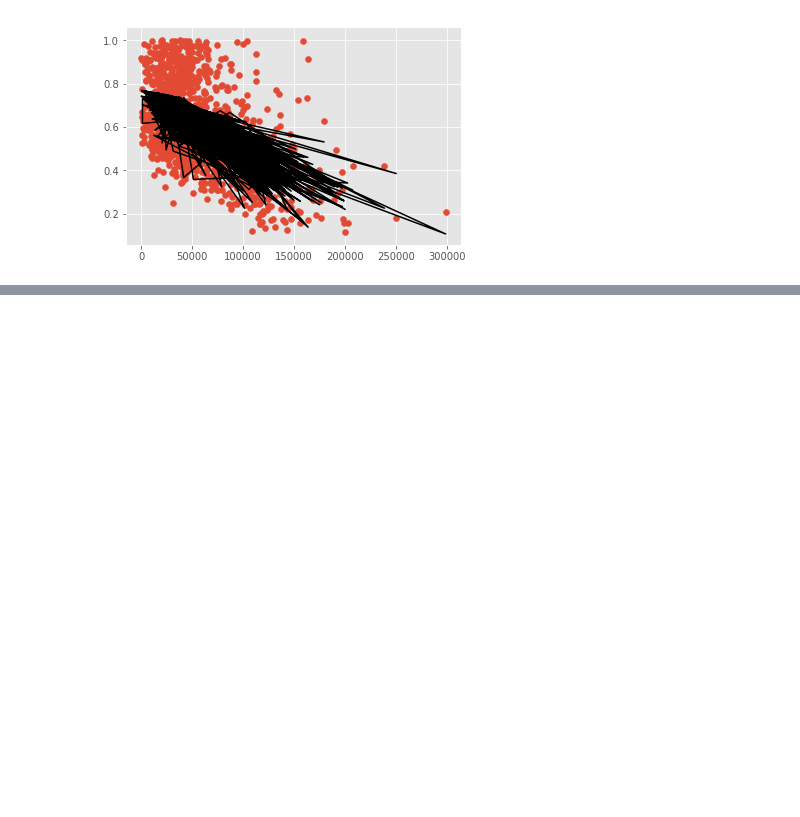
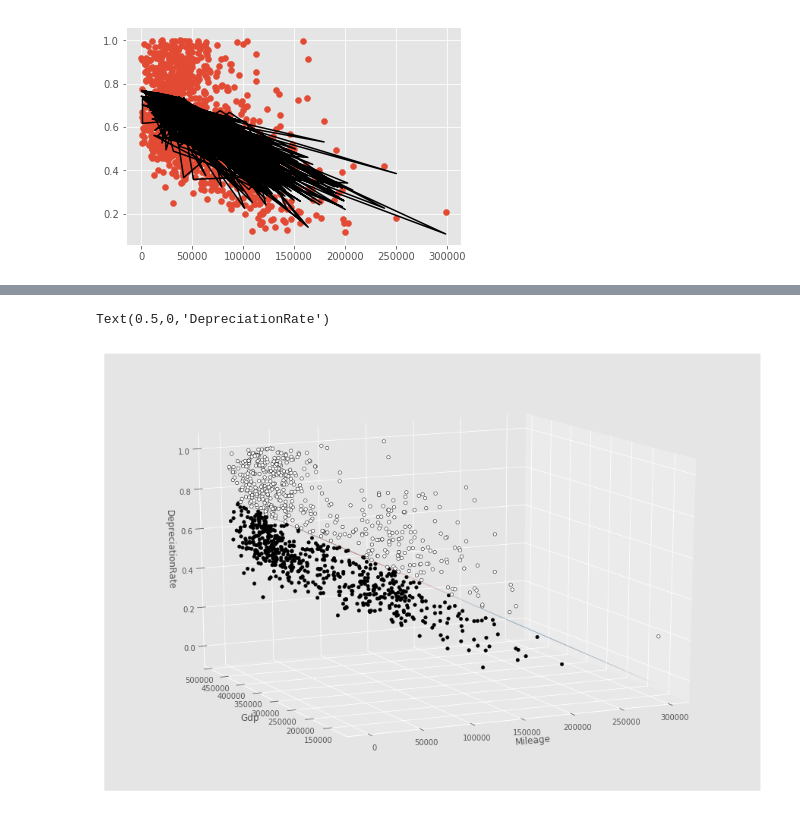
Before and after one commit to ZhuoShan/INFO370FinalProject, a Jupyter notebook: FinalPlot.ipynb, the cells around one changed output, grey strips where cells are left out. Drawn from its saved outputs; the diff is of its cells as text; code cells hidden in the pictures; blank space fills up the shorter version.

```diff
--- a/FinalPlot.ipynb
+++ b/FinalPlot.ipynb
@@ -195,0 +279,37 @@ plt.show()
+# %%
+# TODO add image and put this code into an appendix at the bottom
+from mpl_toolkits.mplot3d import Axes3D
+
+X = dataDummies[['Mileage', 'Gdp']]
+y = dataDummies['DepreciationRate']
+
+## fit a OLS model with intercept on TV and Radio
+X = sm.add_constant(X)
+est = sm.OLS(y, X).fit()
+
+## Create the 3d plot -- skip reading this
+# TV/Radio grid for 3d plot
+xx1, xx2 = np.meshgrid(np.linspace(X.Mileage.min(), X.Mileage.max(), 100),
+                       np.linspace(X.Gdp.min(), X.Gdp.max(), 100))
+# plot the hyperplane by evaluating the parameters on the grid
+Z = est.params[0] + est.params[1] * xx1 + est.params[2] * xx2
+
+# create matplotlib 3d axes
+fig = plt.figure(figsize=(12, 8))
+ax = Axes3D(fig, azim=-115, elev=15)
+
+# plot hyperplane
+surf = ax.plot_surface(xx1, xx2, Z, cmap=plt.cm.RdBu_r, alpha=0.6, linewidth=0)
+
+# plot data points - points over the HP are white, points below are black
+resid = y - est.predict(X)
+ax.scatter(X[resid >= 0].Mileage, X[resid >= 0].Gdp, y[resid >= 0], color='black', alpha=1.0, facecolor='white')
+ax.scatter(X[resid < 0].Mileage, X[resid < 0].Gdp, y[resid < 0], color='black', alpha=1.0)
+
+# set axis labels
+ax.set_xlabel('Mileage')
+ax.set_ylabel('Gdp')
+ax.set_zlabel('DepreciationRate')
+# %% [output]
+Text(0.5,0,'DepreciationRate')
+[figure, added]
```
Also changed, not shown: parts of 11 cells of this notebook, 1 other file.
